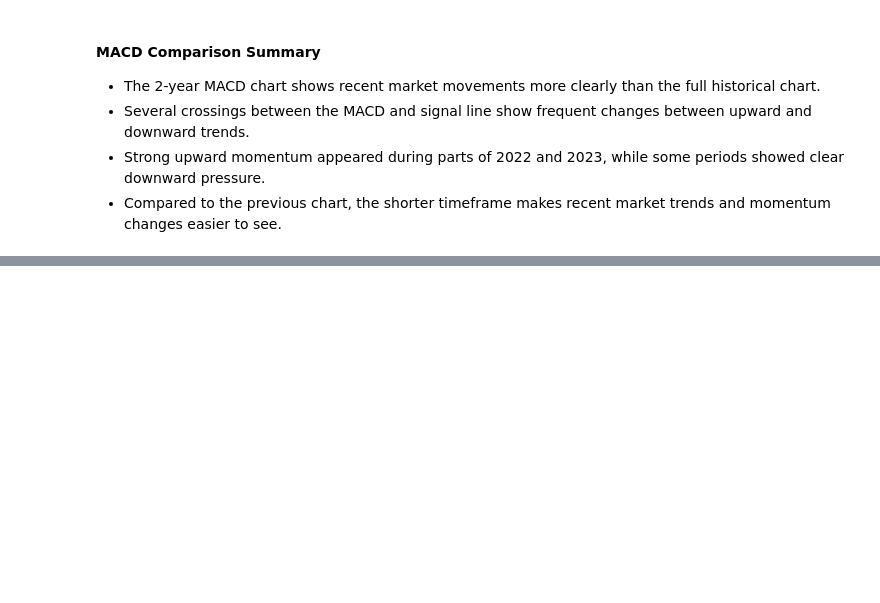
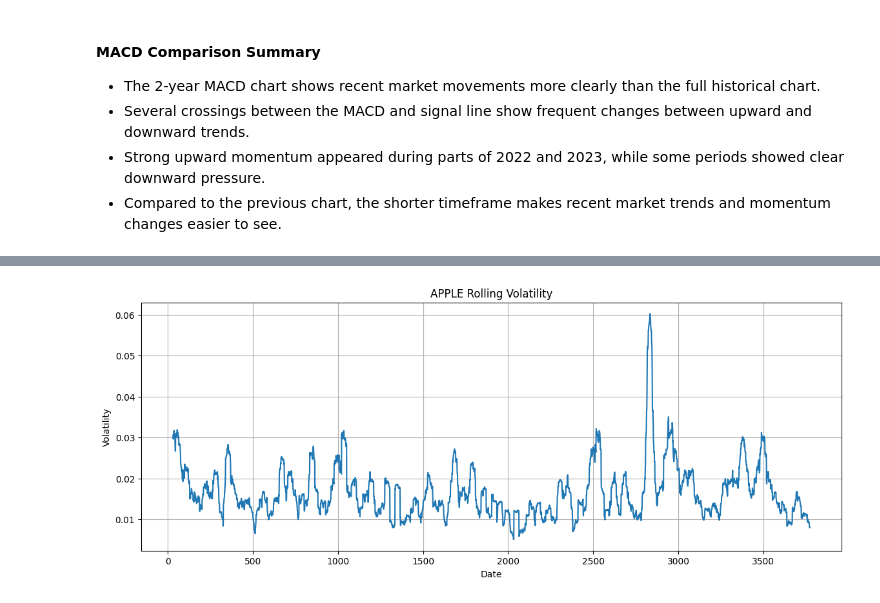
Before and after one commit to bemnetne/Predicting_Price_Moves, a Jupyter notebook: notebooks/AAPL.ipynb, the cells around one changed output, grey strips where cells are left out. Cells and saved outputs as stored; diff of their text form; code cells hidden in the pictures; blank space fills up the shorter version.

```diff
--- a/notebooks/AAPL.ipynb
+++ b/notebooks/AAPL.ipynb
@@ -309,0 +261,5 @@ plt.show()
+# %%
+df = calculate_volatility(df)
+plot_volatility(df, "APPLE")
+# %% [output]
+[figure, added]
```
Also changed, not shown: parts of 13 cells of this notebook, 9 other files.
